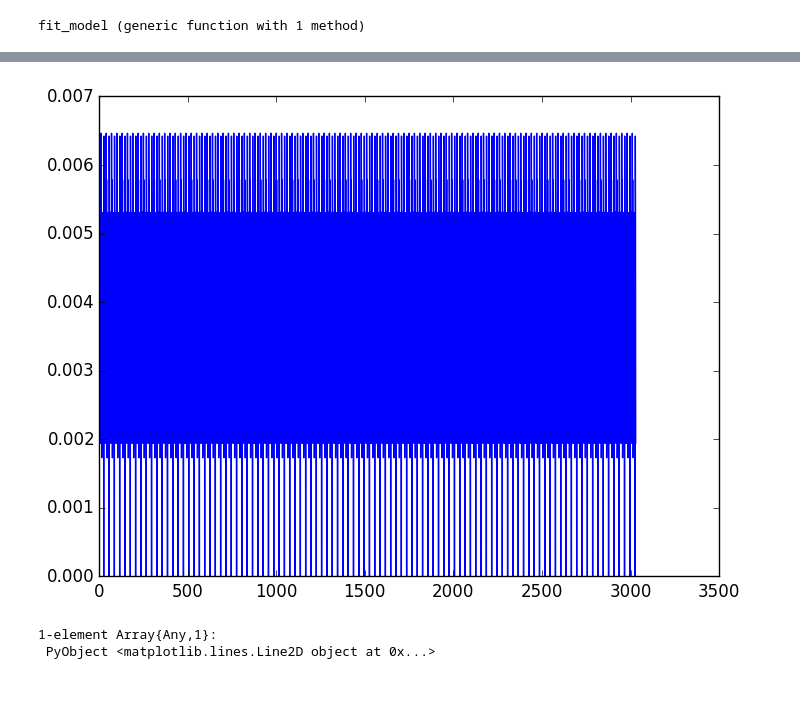
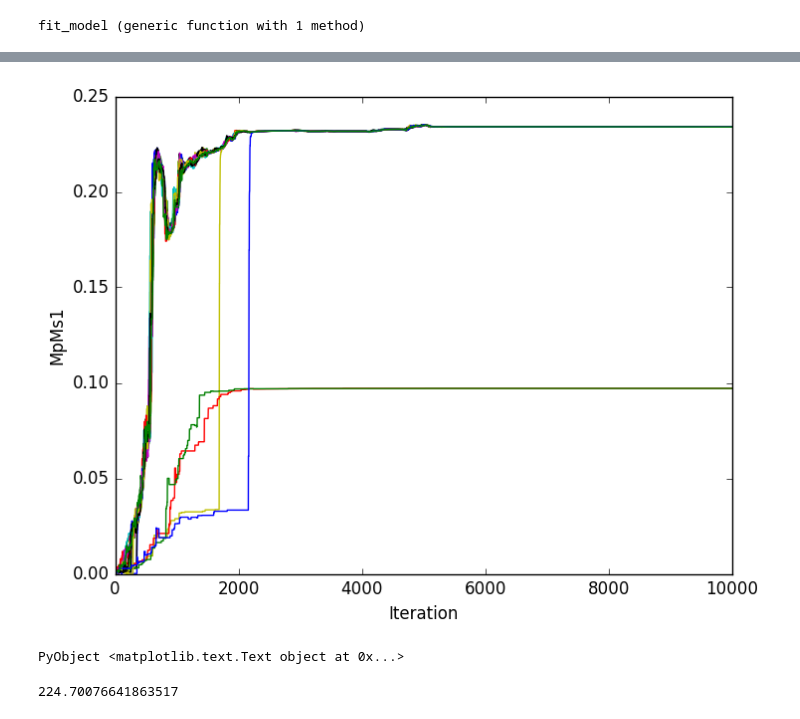
Before and after one commit to jlustigy/ExoJulia, a Jupyter notebook: Homework/hw4/Jake_Dave/hw4_dev.ipynb, the cells around one changed output, grey strips where cells are left out. Cells and saved outputs as stored; diff of their text form; code cells hidden in the pictures; blank space fills up the shorter version.

```diff
--- a/Homework/hw4/Jake_Dave/hw4_dev.ipynb
+++ b/Homework/hw4/Jake_Dave/hw4_dev.ipynb
@@ -59,7 +64,9 @@ for i=1:length(time2)
     b2[i] = i
 end
 
-plot(b2,time2 .- a2, "o-")
+obs_ttv2 = time2 .- a2
+
+plot(b2,obs_ttv2, "o-")
 # %% [output]
 [figure]
 1-element Array{Any,1}:
@@ -160,8 +171,16 @@ function lnlike(data::Array{Float64,2},model::Function,params::Vector)
     if (params[1] < 0.0) || (params[6] < 0.0)
         return Inf
     end
+    # Masses constrained by upper limit, say Mj/Ms
     # Periods > 0
     if (params[2] < 0.0) || (params[7] < 0.0)
+        return Inf
+    end
+    # Periods constrained by known mean period
+    if ( params[2] < (bestP1 - 0.001*bestP1) ) || ( params[2] > (bestP1 + 0.001*bestP1) )
+        return Inf
+    end
+    if ( params[7] < (bestP2 - 0.001*bestP2) ) || ( params[7] > (bestP2 + 0.001*bestP2) )
         return Inf
     end
     # -1 < esin(w) & ecos(w) < 1
@@ -216,7 +235,7 @@ end
 # %% [output]
 molded_by_it (generic function with 1 method)
 # %%
-data_in = molded_by_it(time1, time2);
+data_in = molded_by_it(obs_ttv1, obs_ttv2);
 # %%
 function fit_model(nsteps::Int,in_data::Array{Float64,2};
     verbose::Bool=true)
@@ -232,5 +251,5 @@ end
 # %% [output]
 fit_model (generic function with 1 method)
 # %%
-N = 1000000
-pb, ll, nw, np = fit_model(N, data_in; verbose=false)
+N = 10000
+pb, ll, nw, np = fit_model(N, data_in; verbose=false);
@@ -265,7 +265,0 @@ MpMs1:   0.0038 +/-   0.0017
-# %%
-NN = Int(0.9999*N)
-plot(vec(pb[1:nw,NN:end,1]))
-# %% [output]
-[figure, removed]
-1-element Array{Any,1}:
- PyObject <matplotlib.lines.Line2D object at 0x...>
@@ -273,0 +266,18 @@ plot(vec(pb[1:nw,NN:end,1]))
+# %%
+# Define names of parameters
+names = ["MpMs1","P1","t01","esw1","ecw1","MpMs2","P2","t02","esw2","ecw2"];
+# Create iteration grid for plot
+x = collect(linspace(1, N, N))
+which = 1
+for i=1:nw
+    plot(x, pb[i,:,which]')
+end
+ylabel(names[which])
+xlabel("Iteration")
+# %% [output]
+[figure, added]
+PyObject <matplotlib.text.Text object at 0x...>
+# %%
+bestP1
+# %% [output]
+224.70076641863517
```
Also changed, not shown: parts of 9 cells of this notebook.
